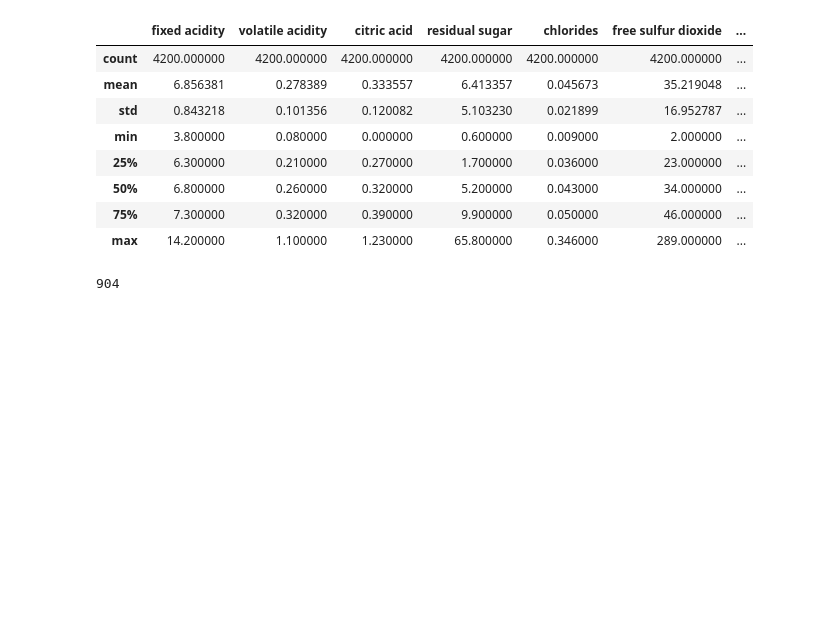
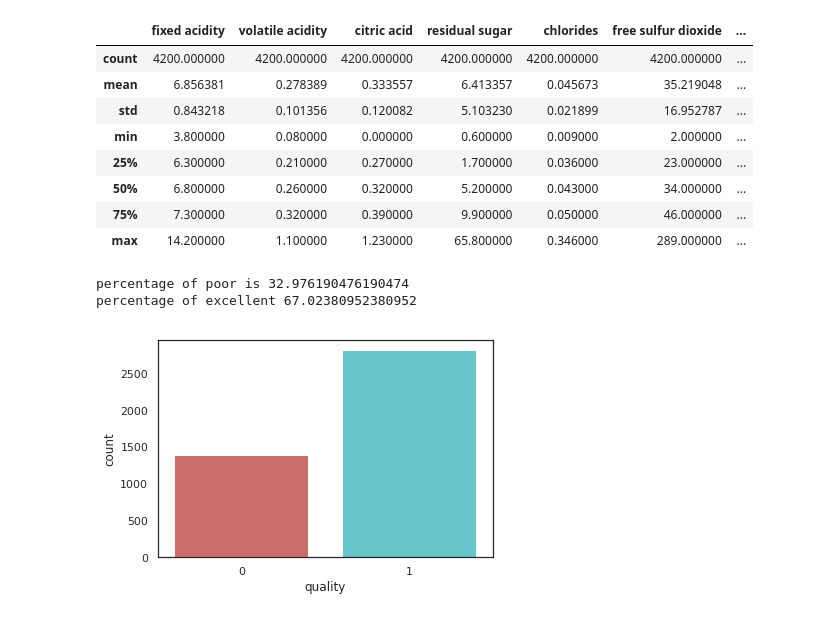
Before and after one commit to jarangol/ML, a Jupyter notebook: TrabajoInicial/Arbol.ipynb, the cells around one changed output. Drawn from its saved outputs; the diff is of its cells as text; code cells hidden in the pictures; blank space fills up the shorter version.

```diff
--- a/TrabajoInicial/Arbol.ipynb
+++ b/TrabajoInicial/Arbol.ipynb
@@ -47,10 +30,22 @@ wines.describe()
 # %%
 # Se cambia la calificion a binaria
 wines_bin = wines.copy()
-wines_bin.loc[wines_bin["quality"] < 6,'quality'] = 0 # quality <= 5 = 0 (malo)
-wines_bin.loc[wines_bin["quality"] > 6,'quality'] = 1 # quality > 5 = 1 (bueno)
+wines_bin.loc[wines_bin["quality"] <= 5,'quality'] = 0 # quality <= 5 = 0 (malo)
+wines_bin.loc[wines_bin["quality"] > 5,'quality'] = 1 # quality > 5 = 1 (bueno)
 y_bin = wines_bin['quality'].values
-# %%
-len(wines_bin.loc[wines_bin["quality"] == 1])
-# %% [output]
-904
+# %%
+count_poor = len(wines_bin[wines_bin['quality']==0])
+count_excellent = len(wines_bin[wines_bin['quality']==1])
+
+pct_of_poor = count_poor/(count_poor+count_excellent)
+print("percentage of poor is", pct_of_poor*100)
+pct_of_excellent = count_excellent/(count_poor+count_excellent)
+print("percentage of excellent", pct_of_excellent*100)
+# %% [output]
+percentage of poor is 32.976190476190474
+percentage of excellent 67.02380952380952
+# %%
+sns.countplot(x="quality",data=wines_bin,palette="hls")
+plt.show()
+# %% [output]
+[figure, added]
```
Also changed, not shown: parts of 11 cells of this notebook, 1 other file.
